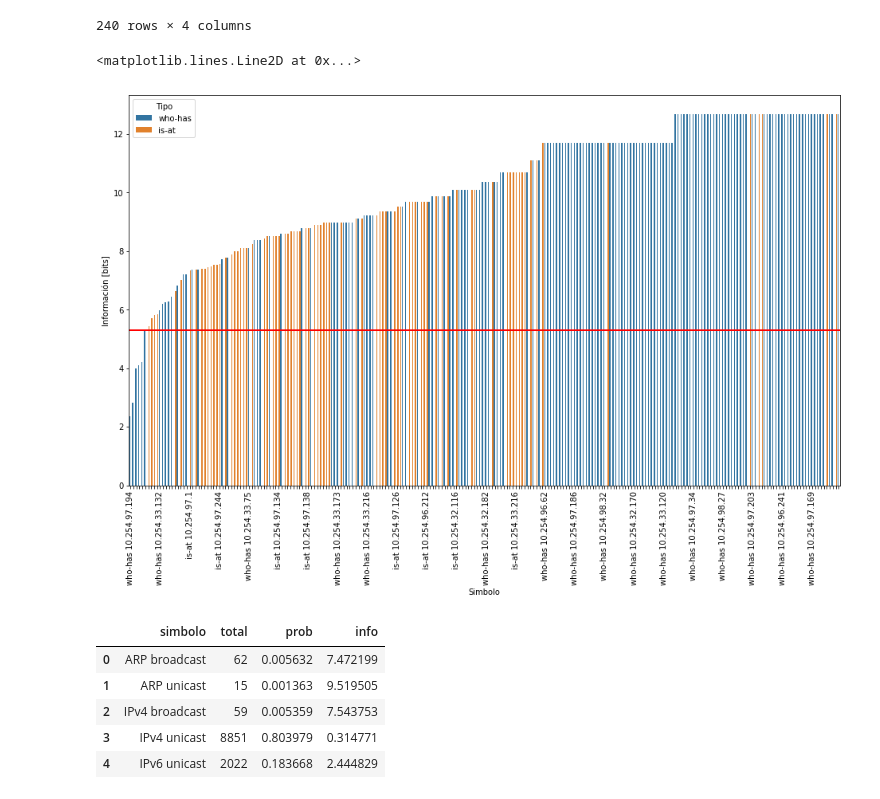
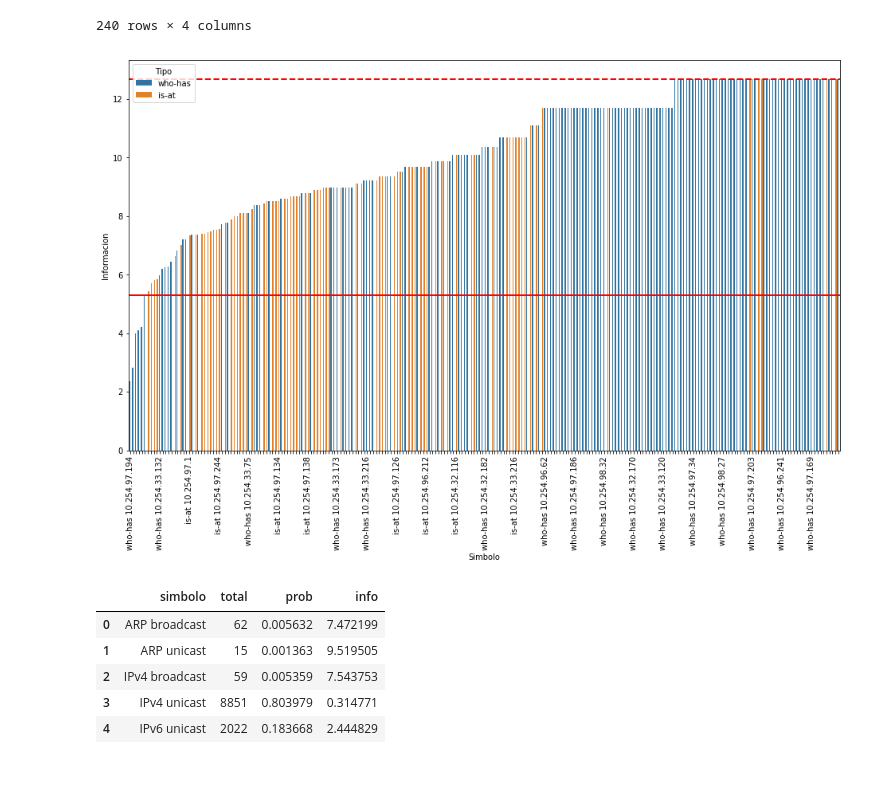
Before and after one commit to ZebaSz/tdc-tp1, a Jupyter notebook: script/Plots.ipynb, the cells around one changed output. Cells and saved outputs as stored; diff of their text form; code cells hidden in the pictures.

```diff
--- a/script/Plots.ipynb
+++ b/script/Plots.ipynb
@@ -137,12 +137,13 @@ def plot_prob_bar(summ): # Hay que mandarle el summaryDataFrame
     ax = sns.barplot(x="simbolo", y="prob", data=summ)
     ax.set(xlabel='Simbolo', ylabel='Probabilidad')
     ax.set_xticklabels(ax.get_xticklabels(), rotation=90)
-def plot_info_bar(summ): # Hay que mandarle el summaryDataFrame
-    ax = sns.barplot(x="simbolo", y="info", data=summ)
+def plot_info_bar(summ, rot=50, **kwargs): # Hay que mandarle el summaryDataFrame
+    ax = sns.barplot(x="simbolo", y="info", data=summ, **kwargs)
     ax.set(xlabel='Simbolo', ylabel='Informacion')
-    ax.set_xticklabels(ax.get_xticklabels(), rotation=50)
+    ax.set_xticklabels(ax.get_xticklabels(), rotation=rot)
     ax.axhline(y=max_entropy(summ), xmin=-1, xmax=1, color='r', linestyle='--', lw=2)
     ax.axhline(y=entropy(summ), xmin=-1, xmax=1, color='r', linestyle='-', lw=2)
+    return ax
 # %%
 def net_graph(df):
     G = nx.Graph()
@@ -277,17 +275,14 @@ def facet_symbols(df):
 # %%
 s2_despe_bars = facet_symbols(summary_s2_despe)
 
 plt.figure(figsize=(16,9))
-ax = sns.barplot(x="simbolo", y="info", hue="Tipo", data=s2_despe_bars.sort_values('info', ascending=True))
-ax.set(xlabel='Simbolo', ylabel='Información [bits]')
-ax.set_xticklabels(ax.get_xticklabels(), rotation=90)
+
+ax = plot_info_bar(s2_despe_bars.sort_values('info', ascending=True), 90, hue="Tipo")
 for index, label in enumerate(ax.xaxis.get_ticklabels()):
     if index % 10 != 0:
         label.set_visible(False)
-ax.axhline(y=entropy(summary_s2_despe), xmin=-1, xmax=1, color='r', linestyle='-', lw=2)
 # %% [output]
-<matplotlib.lines.Line2D at 0x...>
-[figure, old version]
+[figure, new version]
 # %%
 packets_mh = rdpcap("manu_home.pcap")
 # %%
```
Also changed, not shown: parts of 4 cells of this notebook, 4 other files.
